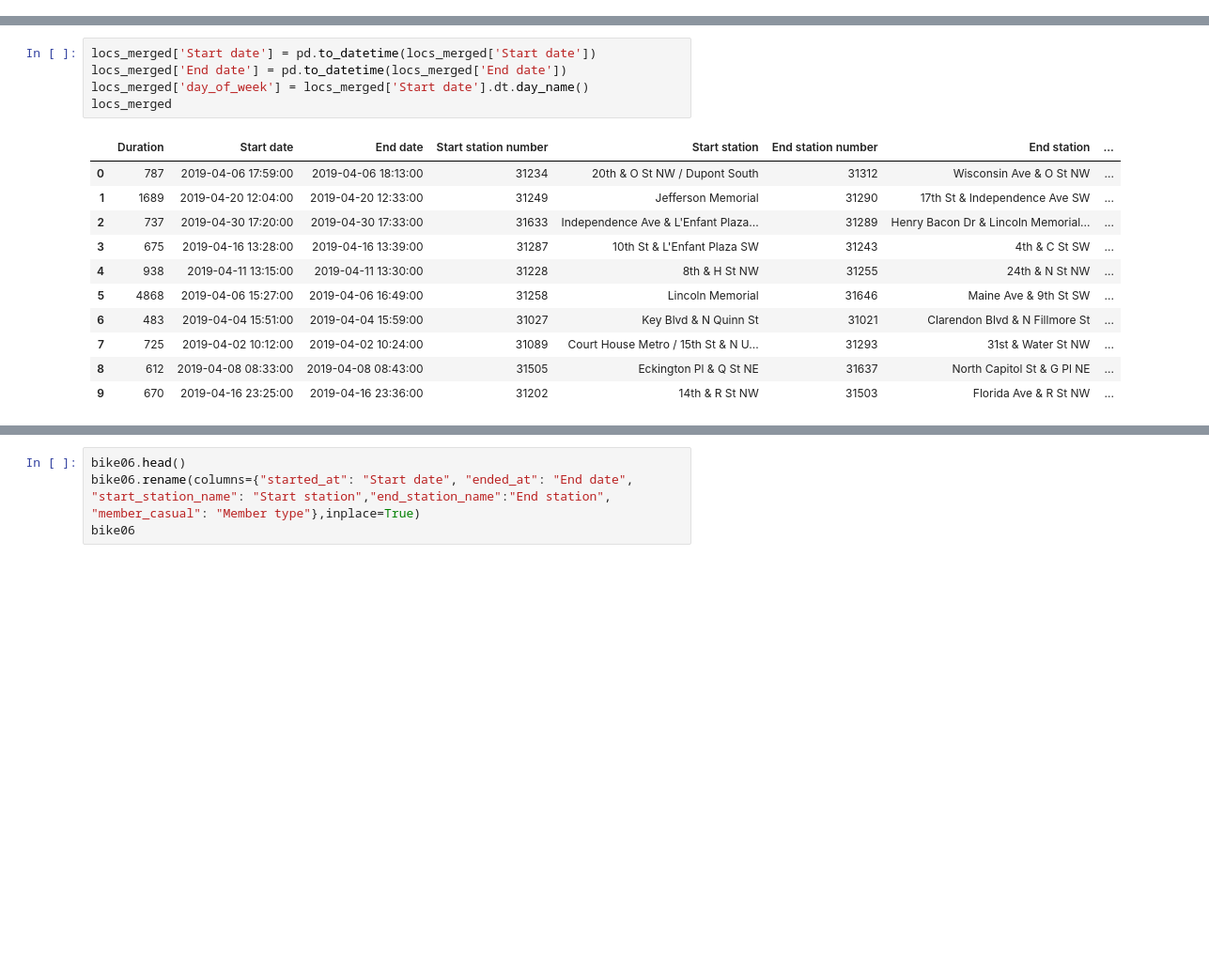
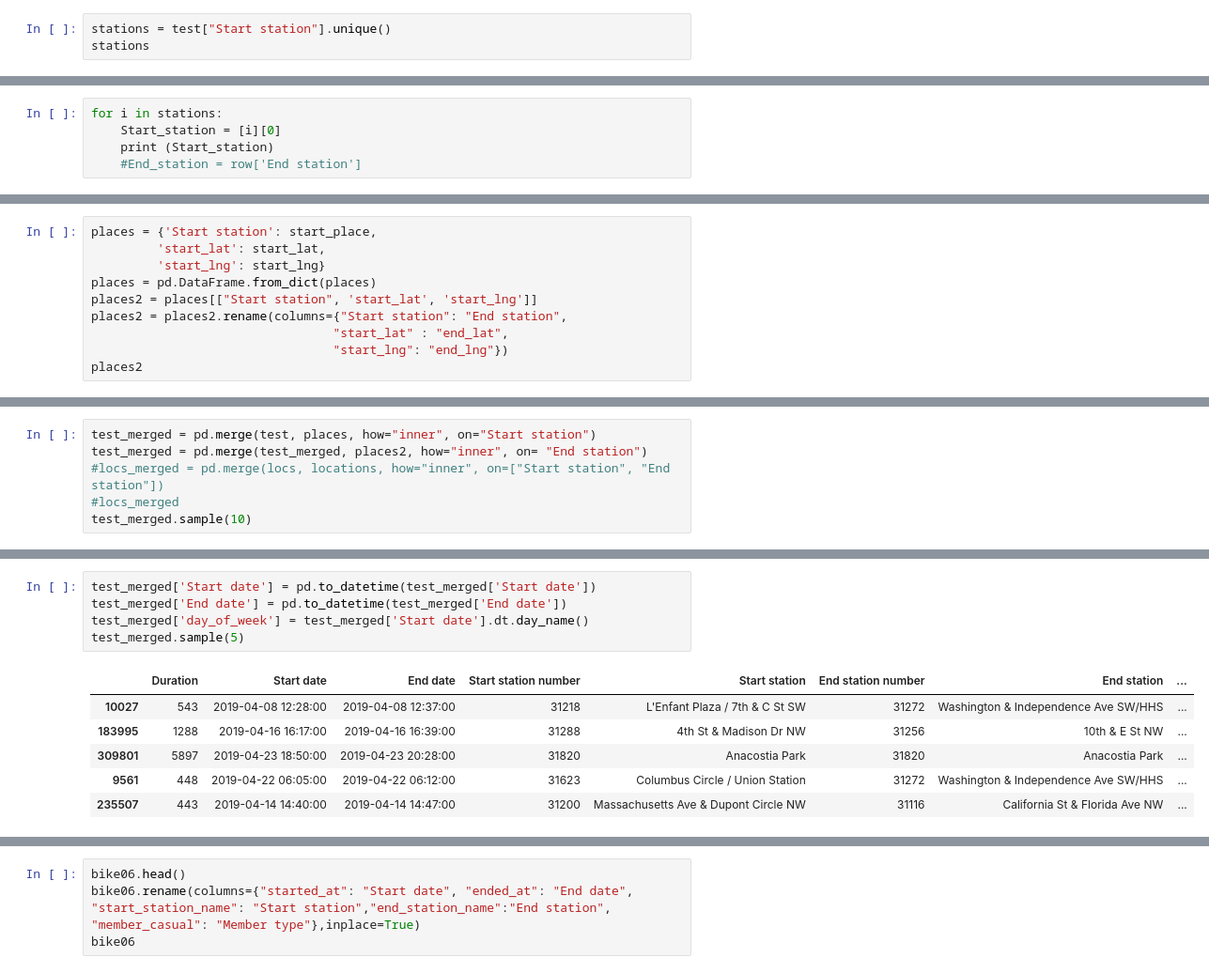
Before and after one commit to gportes24/German-s-Group-Project, a Jupyter notebook: Resources/Project_EDA.ipynb, the cells around one changed output, grey strips where cells are left out. Shown at 94% size. Drawn from its saved outputs; the diff is of its cells as text; blank space fills up the shorter version.

```diff
--- a/Resources/Project_EDA.ipynb
+++ b/Resources/Project_EDA.ipynb
@@ -38,3 +37,6 @@ Data columns (total 9 columns):
 2      W00276      Member
 3      W21582      Member
 4       75558      Member
+# %%
+stations = test["Start station"].unique()
+stations
@@ -40,0 +61,5 @@ Data columns (total 9 columns):
+# %%
+for i in stations:
+    Start_station = [i][0]
+    print (Start_station)
+    #End_station = row['End station']
@@ -127,0 +169,10 @@ print (locs)
+# %%
+places = {'Start station': start_place,
+         'start_lat': start_lat,
+         'start_lng': start_lng}
+places = pd.DataFrame.from_dict(places)
+places2 = places[["Start station", 'start_lat', 'start_lng']]
+places2 = places2.rename(columns={"Start station": "End station",
+                                 "start_lat" : "end_lat",
+                                 "start_lng": "end_lng"})
+places2
@@ -127,0 +193,6 @@ print (locs)
+# %%
+test_merged = pd.merge(test, places, how="inner", on="Start station")
+test_merged = pd.merge(test_merged, places2, how="inner", on= "End station")
+#locs_merged = pd.merge(locs, locations, how="inner", on=["Start station", "End station"])
+#locs_merged
+test_merged.sample(10)
@@ -178,17 +228,12 @@ locs_merged
 # %%
-locs_merged['Start date'] = pd.to_datetime(locs_merged['Start date'])
-locs_merged['End date'] = pd.to_datetime(locs_merged['End date'])
-locs_merged['day_of_week'] = locs_merged['Start date'].dt.day_name()
-locs_merged
+test_merged['Start date'] = pd.to_datetime(test_merged['Start date'])
+test_merged['End date'] = pd.to_datetime(test_merged['End date'])
+test_merged['day_of_week'] = test_merged['Start date'].dt.day_name()
+test_merged.sample(5)
 # %% [output]
 |  | Duration | Start date | End date | Start station number | Start station | End station number | End station | ... |
-| 0 | 787 | 2019-04-06 17:59:00 | 2019-04-06 18:13:00 | 31234 | 20th & O St NW / Dupont South | 31312 | Wisconsin Ave & O St NW | ... |
-| 1 | 1689 | 2019-04-20 12:04:00 | 2019-04-20 12:33:00 | 31249 | Jefferson Memorial | 31290 | 17th St & Independence Ave SW | ... |
-| 2 | 737 | 2019-04-30 17:20:00 | 2019-04-30 17:33:00 | 31633 | Independence Ave & L'Enfant Plaza... | 31289 | Henry Bacon Dr & Lincoln Memorial... | ... |
-| 3 | 675 | 2019-04-16 13:28:00 | 2019-04-16 13:39:00 | 31287 | 10th St & L'Enfant Plaza SW | 31243 | 4th & C St SW | ... |
-| 4 | 938 | 2019-04-11 13:15:00 | 2019-04-11 13:30:00 | 31228 | 8th & H St NW | 31255 | 24th & N St NW | ... |
-| 5 | 4868 | 2019-04-06 15:27:00 | 2019-04-06 16:49:00 | 31258 | Lincoln Memorial | 31646 | Maine Ave & 9th St SW | ... |
-| 6 | 483 | 2019-04-04 15:51:00 | 2019-04-04 15:59:00 | 31027 | Key Blvd & N Quinn St | 31021 | Clarendon Blvd & N Fillmore St | ... |
-| 7 | 725 | 2019-04-02 10:12:00 | 2019-04-02 10:24:00 | 31089 | Court House Metro / 15th St & N U... | 31293 | 31st & Water St NW | ... |
-| 8 | 612 | 2019-04-08 08:33:00 | 2019-04-08 08:43:00 | 31505 | Eckington Pl & Q St NE | 31637 | North Capitol St & G Pl NE | ... |
-| 9 | 670 | 2019-04-16 23:25:00 | 2019-04-16 23:36:00 | 31202 | 14th & R St NW | 31503 | Florida Ave & R St NW | ... |
+| 10027 | 543 | 2019-04-08 12:28:00 | 2019-04-08 12:37:00 | 31218 | L'Enfant Plaza / 7th & C St SW | 31272 | Washington & Independence Ave SW/HHS | ... |
+| 183995 | 1288 | 2019-04-16 16:17:00 | 2019-04-16 16:39:00 | 31288 | 4th St & Madison Dr NW | 31256 | 10th & E St NW | ... |
+| 309801 | 5897 | 2019-04-23 18:50:00 | 2019-04-23 20:28:00 | 31820 | Anacostia Park | 31820 | Anacostia Park | ... |
+| 9561 | 448 | 2019-04-22 06:05:00 | 2019-04-22 06:12:00 | 31623 | Columbus Circle / Union Station | 31272 | Washington & Independence Ave SW/HHS | ... |
+| 235507 | 443 | 2019-04-14 14:40:00 | 2019-04-14 14:47:00 | 31200 | Massachusetts Ave & Dupont Circle NW | 31116 | California St & Florida Ave NW | ... |
```
Also changed, not shown: parts of 22 cells of this notebook.
